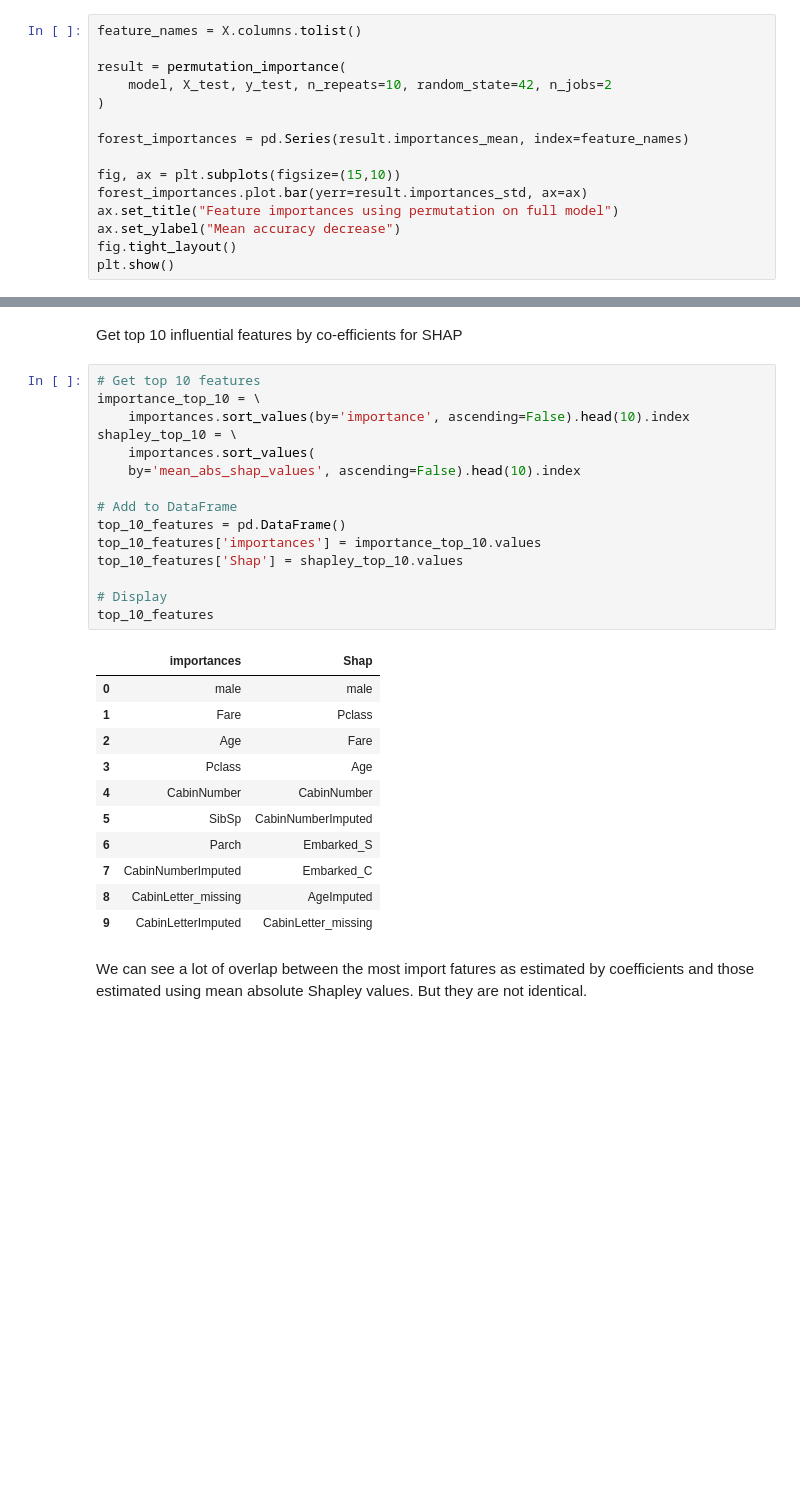
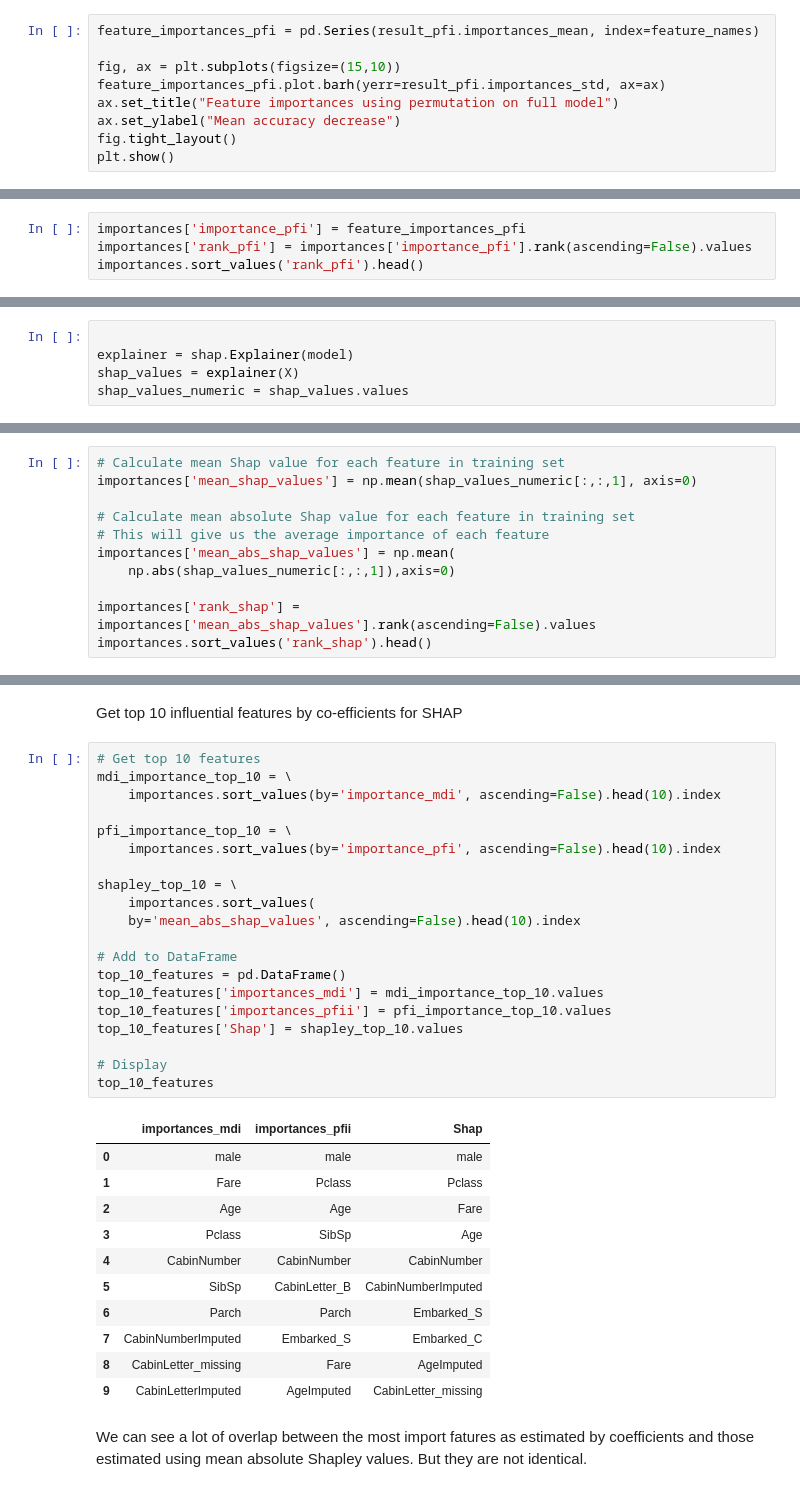
Before and after one commit to hsma-programme/h6_4g_explainable_ai, a Jupyter notebook: teaching_notebooks/pdp_ice_feature_importance_shap_table_tree_classification_titanic.ipynb, the cells around one changed output, grey strips where cells are left out. Saved outputs shown, nothing was run; the diff lists cells and outputs as text; blank space fills up the shorter version.

```diff
--- a/teaching_notebooks/pdp_ice_feature_importance_shap_table_tree_classification_titanic.ipynb
+++ b/teaching_notebooks/pdp_ice_feature_importance_shap_table_tree_classification_titanic.ipynb
@@ -171,14 +201,8 @@ This works with tree based models, but is actually a model-agnostic approach.
 # %%
-feature_names = X.columns.tolist()
-
-result = permutation_importance(
-    model, X_test, y_test, n_repeats=10, random_state=42, n_jobs=2
-)
-
-forest_importances = pd.Series(result.importances_mean, index=feature_names)
+feature_importances_pfi = pd.Series(result_pfi.importances_mean, index=feature_names)
 
 fig, ax = plt.subplots(figsize=(15,10))
-forest_importances.plot.bar(yerr=result.importances_std, ax=ax)
+feature_importances_pfi.plot.barh(yerr=result_pfi.importances_std, ax=ax)
 ax.set_title("Feature importances using permutation on full model")
 ax.set_ylabel("Mean accuracy decrease")
 fig.tight_layout()
@@ -218,0 +214,4 @@ importances['mean_abs_shap_values'] = np.mean(
+# %%
+importances['importance_pfi'] = feature_importances_pfi
+importances['rank_pfi'] = importances['importance_pfi'].rank(ascending=False).values
+importances.sort_values('rank_pfi').head()
@@ -219,2 +228,7 @@ importances['mean_abs_shap_values'] = np.mean(
+# %%
+
+explainer = shap.Explainer(model)
+shap_values = explainer(X)
+shap_values_numeric = shap_values.values
 # %% [markdown]
 Add Shap values to coefficient table.
@@ -235,0 +235,11 @@ importances.head(10)
+# %%
+# Calculate mean Shap value for each feature in training set
+importances['mean_shap_values'] = np.mean(shap_values_numeric[:,:,1], axis=0)
+
+# Calculate mean absolute Shap value for each feature in training set
+# This will give us the average importance of each feature
+importances['mean_abs_shap_values'] = np.mean(
+    np.abs(shap_values_numeric[:,:,1]),axis=0)
+
+importances['rank_shap'] = importances['mean_abs_shap_values'].rank(ascending=False).values
+importances.sort_values('rank_shap').head()
@@ -237,31 +254,36 @@ importances.head(10)
 Get top 10 influential features by co-efficients for SHAP
 # %%
 # Get top 10 features
-importance_top_10 = \
-    importances.sort_values(by='importance', ascending=False).head(10).index
+mdi_importance_top_10 = \
+    importances.sort_values(by='importance_mdi', ascending=False).head(10).index
+
+pfi_importance_top_10 = \
+    importances.sort_values(by='importance_pfi', ascending=False).head(10).index
+
 shapley_top_10 = \
     importances.sort_values(
     by='mean_abs_shap_values', ascending=False).head(10).index
 
 # Add to DataFrame
 top_10_features = pd.DataFrame()
-top_10_features['importances'] = importance_top_10.values
+top_10_features['importances_mdi'] = mdi_importance_top_10.values
+top_10_features['importances_pfii'] = pfi_importance_top_10.values
 top_10_features['Shap'] = shapley_top_10.values
 
 # Display
 top_10_features
 # %% [output]
-|  | importances | Shap |
-| 0 | male | male |
-| 1 | Fare | Pclass |
-| 2 | Age | Fare |
-| 3 | Pclass | Age |
-| 4 | CabinNumber | CabinNumber |
-| 5 | SibSp | CabinNumberImputed |
-| 6 | Parch | Embarked_S |
-| 7 | CabinNumberImputed | Embarked_C |
-| 8 | CabinLetter_missing | AgeImputed |
-| 9 | CabinLetterImputed | CabinLetter_missing |
+|  | importances_mdi | importances_pfii | Shap |
+| 0 | male | male | male |
+| 1 | Fare | Pclass | Pclass |
+| 2 | Age | Age | Fare |
+| 3 | Pclass | SibSp | Age |
+| 4 | CabinNumber | CabinNumber | CabinNumber |
+| 5 | SibSp | CabinLetter_B | CabinNumberImputed |
+| 6 | Parch | Parch | Embarked_S |
+| 7 | CabinNumberImputed | Embarked_S | Embarked_C |
+| 8 | CabinLetter_missing | Fare | AgeImputed |
+| 9 | CabinLetterImputed | AgeImputed | CabinLetter_missing |
 # %% [markdown]
 We can see a lot of overlap between the most import fatures as estimated by coefficients and those estimated using mean absolute Shapley values. But they are not identical.
 # %% [markdown]
```
Also changed, not shown: parts of 43 cells of this notebook.
